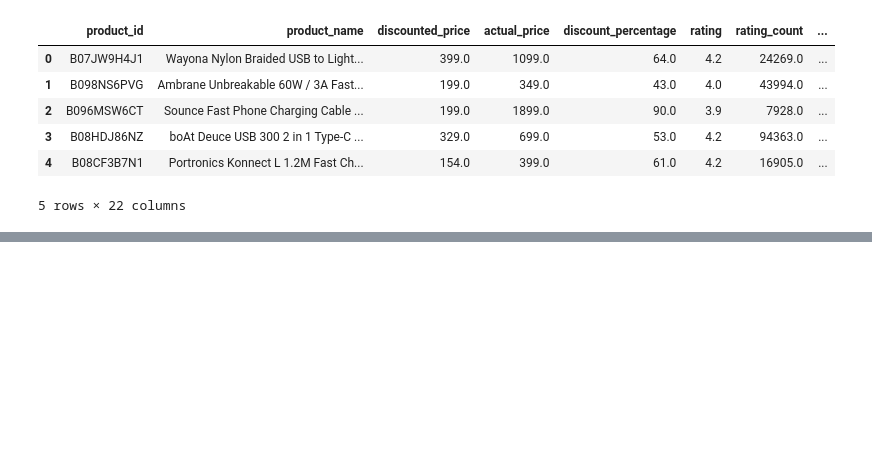
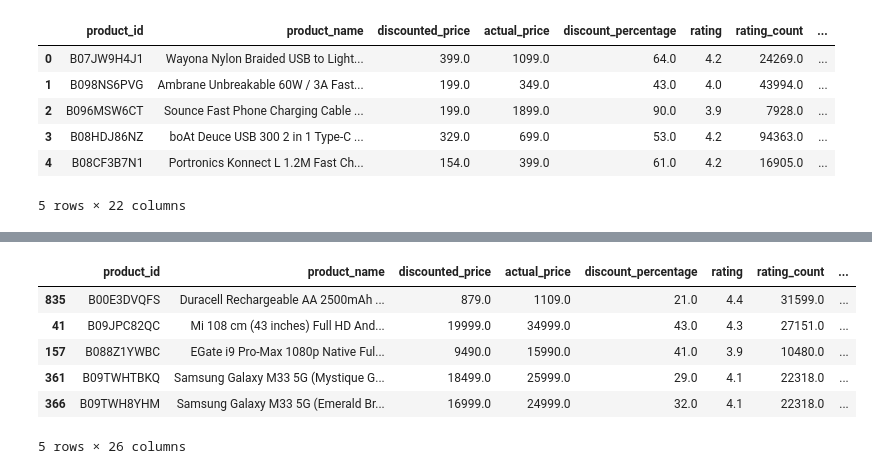
Before and after one commit to hxrry-09/Sales-Analysis, a Jupyter notebook: Amazon_analysis.ipynb, the cells around one changed output, grey strips where cells are left out. Cells and saved outputs as stored; diff of their text form; code cells hidden in the pictures; blank space fills up the shorter version.

```diff
--- a/Amazon_analysis.ipynb
+++ b/Amazon_analysis.ipynb
@@ -314,0 +321,11 @@ sns.barplot(y=data_7.index, x= data_7.values)
+# %%
+sia = SentimentIntensityAnalyzer()
+
+sentiment_scores = []
+# %%
+for review in data['review_content']:
+    sentiment_score = sia.polarity_scores(review)
+    sentiment_scores.append(sentiment_score)
+# %%
+sentiment_scores_df = pd.DataFrame(sentiment_scores)
+reviews_df = pd.concat([data, sentiment_scores_df], axis=1)
@@ -314,0 +342,11 @@ sns.barplot(y=data_7.index, x= data_7.values)
+# %%
+top_5 = reviews_df.nlargest(5, 'compound')
+top_5
+# %% [output]
+|  | product_id | product_name | discounted_price | actual_price | discount_percentage | rating | rating_count | ... |
+| 835 | B00E3DVQFS | Duracell Rechargeable AA 2500mAh ... | 879.0 | 1109.0 | 21.0 | 4.4 | 31599.0 | ... |
+| 41 | B09JPC82QC | Mi 108 cm (43 inches) Full HD And... | 19999.0 | 34999.0 | 43.0 | 4.3 | 27151.0 | ... |
+| 157 | B088Z1YWBC | EGate i9 Pro-Max 1080p Native Ful... | 9490.0 | 15990.0 | 41.0 | 3.9 | 10480.0 | ... |
+| 361 | B09TWHTBKQ | Samsung Galaxy M33 5G (Mystique G... | 18499.0 | 25999.0 | 29.0 | 4.1 | 22318.0 | ... |
+| 366 | B09TWH8YHM | Samsung Galaxy M33 5G (Emerald Br... | 16999.0 | 24999.0 | 32.0 | 4.1 | 22318.0 | ... |
+5 rows × 26 columns
```
Also changed, not shown: parts of 14 cells of this notebook.
